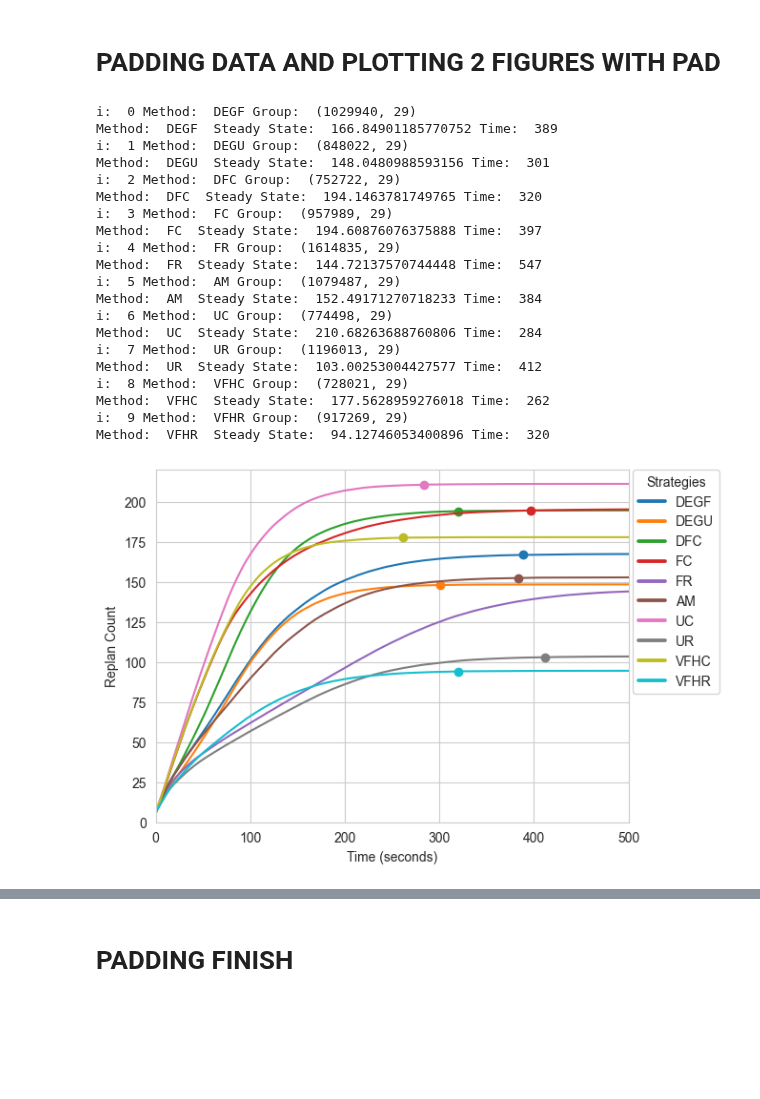
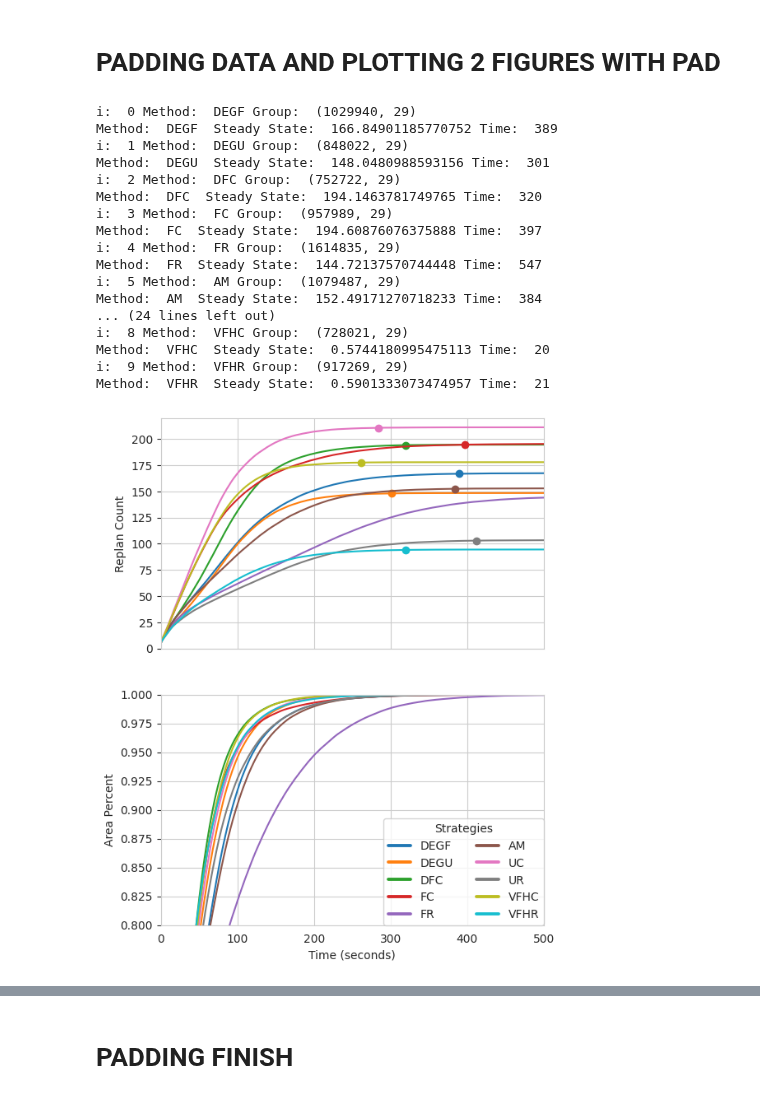
Before and after one commit to DIRECTLab/Multi_Agents_Area_Exploration, a Jupyter notebook: analysing_data/christopher_plottings/plots_updated.ipynb, the cells around one changed output, grey strips where cells are left out. Cells and saved outputs as stored; diff of their text form; code cells hidden in the pictures; blank space fills up the shorter version.

```diff
--- a/analysing_data/christopher_plottings/plots_updated.ipynb
+++ b/analysing_data/christopher_plottings/plots_updated.ipynb
@@ -435,12 +439,12 @@ KeyboardInterrupt:
 def plot_time_vs_replan_count(ax, data, key_str ='Replan Count', use_legend=False, check_back_idx =10):
     for i, [method, group] in enumerate(data.groupby(['M'])):
         print("i: ", i, "Method: ", method, "Group: ", group.shape)
-        group_counts = group.groupby('Experiment Id')['Replan Count'].apply(lambda x: x.iloc[-1])
+        group_counts = group.groupby('Experiment Id')[key_str].apply(lambda x: x.iloc[-1])
         unique = set(group['Frame Count'].unique())
         data2 = group.groupby("Experiment Id").agg({"Frame Count": lambda x: unique - set(x)}).explode("Frame Count").dropna().reset_index()
 
         for j in group_counts.index:
-            data2.loc[data2['Experiment Id'] == j, "Replan Count"] = group_counts[j]
+            data2.loc[data2['Experiment Id'] == j, key_str] = group_counts[j]
         new_data = pd.concat([group, data2]).sort_values(["Experiment Id", "Frame Count"])
 
         count_group = new_data.groupby(['Frame Count'])
@@ -472,42 +476,58 @@ def plot_time_vs_replan_count(ax, data, key_str ='Replan Count', use_legend=Fals
     ax.set_xlabel("Time (seconds)")
     ax.legend(bbox_to_anchor=(1.02, 1), loc='upper left', borderaxespad=0, title='Strategies')
 # %%
-fig, ax = plt.subplots(1, 1, sharex=True)
+fig, ax = plt.subplots(2, 1, sharex=True, figsize=(6, 8))
 
 # Plot the first subplot for Replan Count
-plot_time_vs_replan_count(ax, df_all_success_four)
-legend =  ax.legend(bbox_to_anchor=(1.01, 1), loc='upper left', borderaxespad=0, title='Strategies')
+plot_time_vs_replan_count(ax[0], df_all_success_four, use_legend=False)
+
+# remove ax[1] legend
+ax[0].get_legend().remove()
+
+
+ax[0].set_ylabel("Replan Count")
+
+# Plot the second subplot for Area Percent
+plot_time_vs_replan_count(ax[1], df_all_success_four, key_str='Area Percent')
+ax[1].set_ylabel("Area Percent")
+ax[1].set_xlabel("Time (seconds)")
+
+
+
+legend =    ax[1].legend(ncol=2, loc='lower right', borderaxespad=0, title='Strategies')
 
 for line in legend.get_lines():
     line.set_linewidth(2.75)  # Set the desired line thickness
 
 
-ax.set_ylabel("Replan Count")
 
-ax.set(ylim=(0, 220))
-ax.set(xlim=(0, 500))
+# set y range
+# ax[0].set(ylim=(0, 100))
+ax[0].set(ylim=(0, 220))
+ax[1].set(ylim=(0.80, 1))
+
+
+ax[0].set(xlim=(0, 500))
+ax[1].set(xlim=(0, 500))
 
 
 plt.savefig("time_vs_replan_count_area_percent_subplots.png", bbox_inches='tight', dpi=300)
 # %% [output]
 i:  0 Method:  DEGF Group:  (1029940, 29)
 Method:  DEGF  Steady State:  166.84901185770752 Time:  389
 i:  1 Method:  DEGU Group:  (848022, 29)
 Method:  DEGU  Steady State:  148.0480988593156 Time:  301
 i:  2 Method:  DFC Group:  (752722, 29)
 Method:  DFC  Steady State:  194.1463781749765 Time:  320
 i:  3 Method:  FC Group:  (957989, 29)
 Method:  FC  Steady State:  194.60876076375888 Time:  397
 i:  4 Method:  FR Group:  (1614835, 29)
 Method:  FR  Steady State:  144.72137570744448 Time:  547
 i:  5 Method:  AM Group:  (1079487, 29)
 Method:  AM  Steady State:  152.49171270718233 Time:  384
-i:  6 Method:  UC Group:  (774498, 29)
-Method:  UC  Steady State:  210.68263688760806 Time:  284
-i:  7 Method:  UR Group:  (1196013, 29)
-Method:  UR  Steady State:  103.00253004427577 Time:  412
+... (24 lines left out)
 i:  8 Method:  VFHC Group:  (728021, 29)
-Method:  VFHC  Steady State:  177.5628959276018 Time:  262
+Method:  VFHC  Steady State:  0.5744180995475113 Time:  20
 i:  9 Method:  VFHR Group:  (917269, 29)
-Method:  VFHR  Steady State:  94.12746053400896 Time:  320
+Method:  VFHR  Steady State:  0.5901333073474957 Time:  21
-[figure, old version]
+[figure, new version]
```
Also changed, not shown: parts of 13 cells of this notebook, 12 other files.
